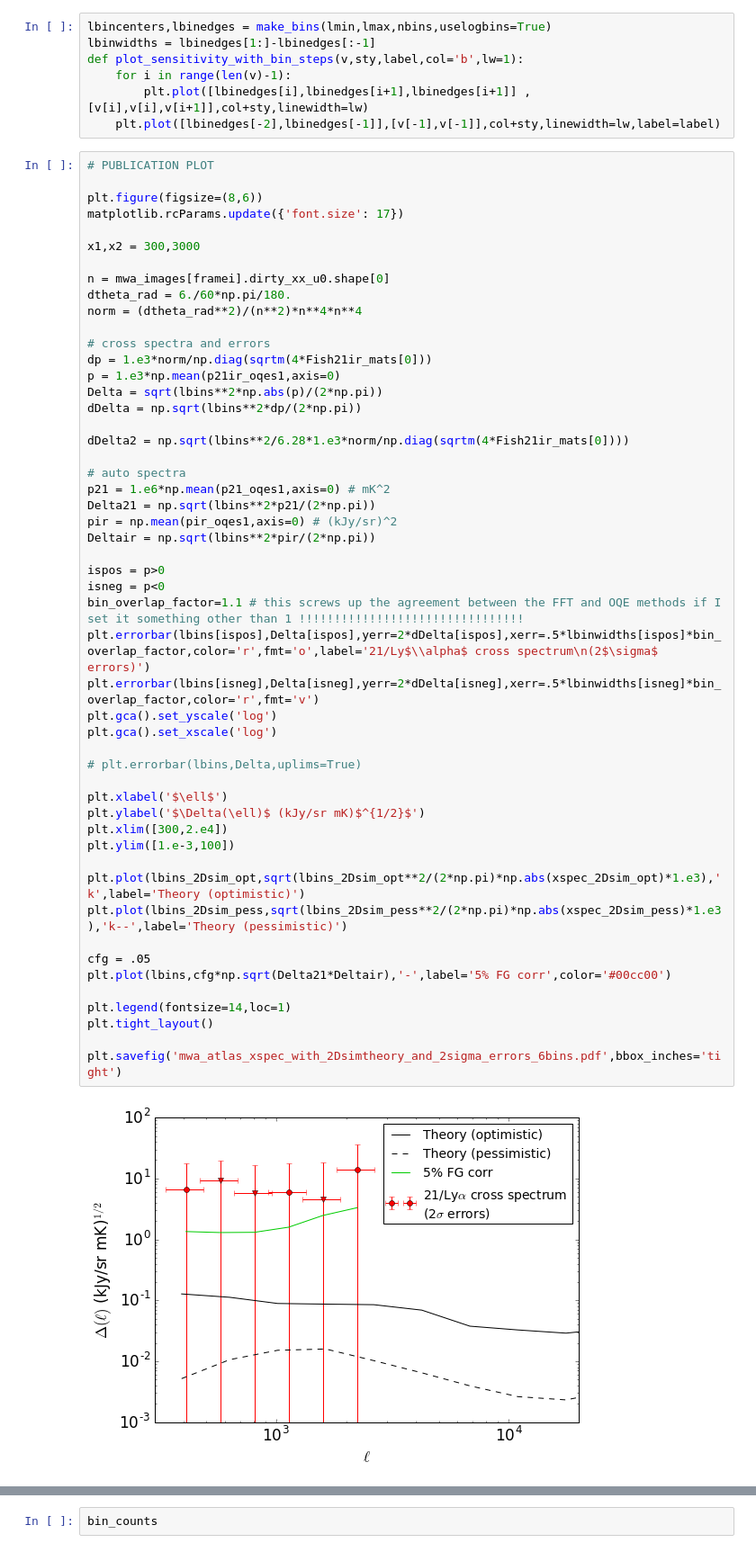
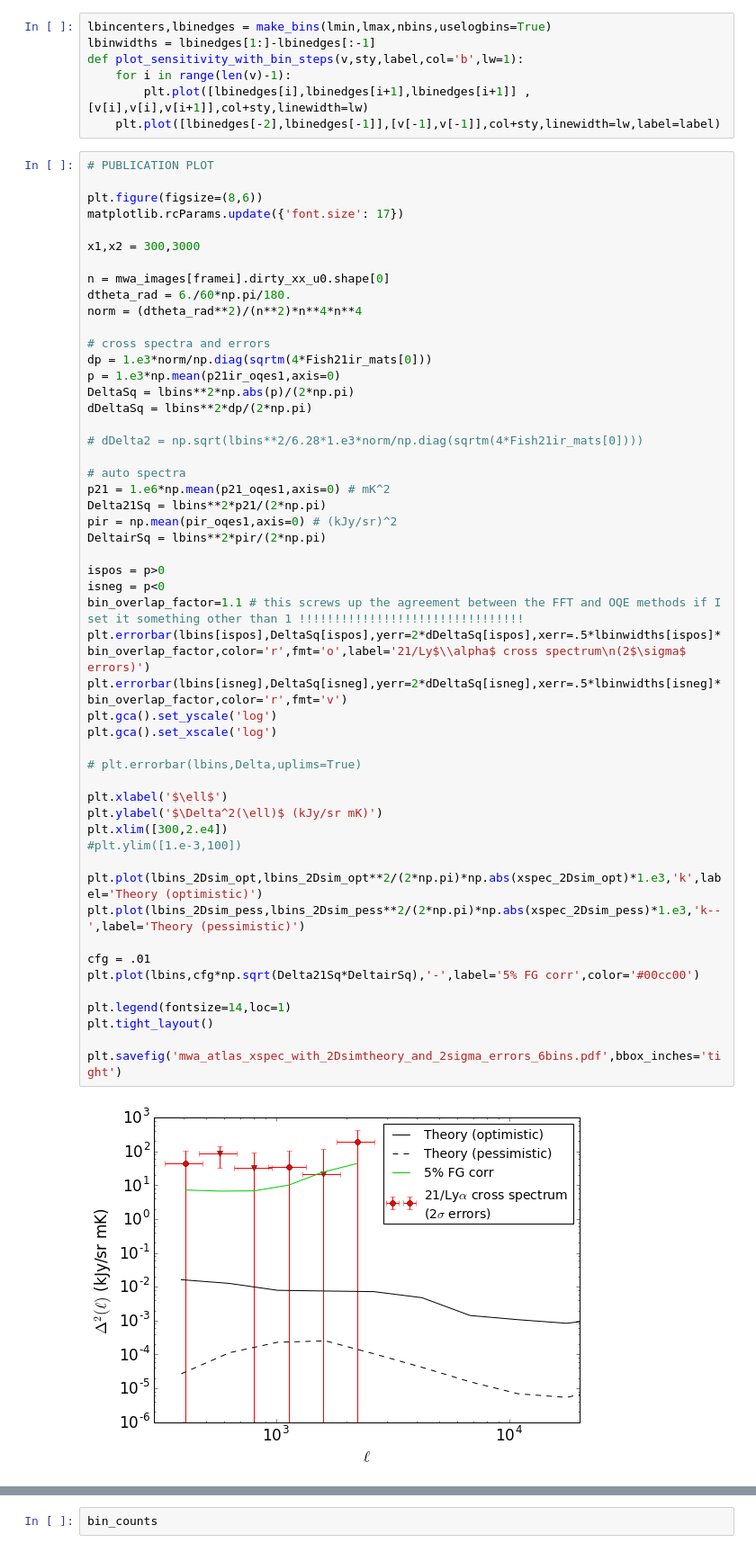
Before and after one commit to abrahamneben/21cmIRxcor, a Jupyter notebook: compute_cross_spectrum_with_stacked_IR_frames_rereduction-better-ir-masking-quad-estimator.ipynb, the cells around one changed output, grey strips where cells are left out. Shown at 90% size. Drawn from its saved outputs; the diff is of its cells as text.

```diff
--- a/compute_cross_spectrum_with_stacked_IR_frames_rereduction-better-ir-masking-quad-estimator.ipynb
+++ b/compute_cross_spectrum_with_stacked_IR_frames_rereduction-better-ir-masking-quad-estimator.ipynb
@@ -585,44 +585,44 @@ n = mwa_images[framei].dirty_xx_u0.shape[0]
 dtheta_rad = 6./60*np.pi/180.
 norm = (dtheta_rad**2)/(n**2)*n**4*n**4
 
 # cross spectra and errors
 dp = 1.e3*norm/np.diag(sqrtm(4*Fish21ir_mats[0]))
 p = 1.e3*np.mean(p21ir_oqes1,axis=0)
-Delta = sqrt(lbins**2*np.abs(p)/(2*np.pi))
-dDelta = np.sqrt(lbins**2*dp/(2*np.pi))
+DeltaSq = lbins**2*np.abs(p)/(2*np.pi)
+dDeltaSq = lbins**2*dp/(2*np.pi)
 
-dDelta2 = np.sqrt(lbins**2/6.28*1.e3*norm/np.diag(sqrtm(4*Fish21ir_mats[0])))
+# dDelta2 = np.sqrt(lbins**2/6.28*1.e3*norm/np.diag(sqrtm(4*Fish21ir_mats[0])))
 
 # auto spectra
 p21 = 1.e6*np.mean(p21_oqes1,axis=0) # mK^2
-Delta21 = np.sqrt(lbins**2*p21/(2*np.pi))
+Delta21Sq = lbins**2*p21/(2*np.pi)
 pir = np.mean(pir_oqes1,axis=0) # (kJy/sr)^2
-Deltair = np.sqrt(lbins**2*pir/(2*np.pi))
+DeltairSq = lbins**2*pir/(2*np.pi)
 
 ispos = p>0
 isneg = p<0
 bin_overlap_factor=1.1 # this screws up the agreement between the FFT and OQE methods if I set it something other than 1 !!!!!!!!!!!!!!!!!!!!!!!!!!!!!!!!
-plt.errorbar(lbins[ispos],Delta[ispos],yerr=2*dDelta[ispos],xerr=.5*lbinwidths[ispos]*bin_overlap_factor,color='r',fmt='o',label='21/Ly$\\alpha$ cross spectrum\n(2$\sigma$ errors)')
-plt.errorbar(lbins[isneg],Delta[isneg],yerr=2*dDelta[isneg],xerr=.5*lbinwidths[isneg]*bin_overlap_factor,color='r',fmt='v')
+plt.errorbar(lbins[ispos],DeltaSq[ispos],yerr=2*dDeltaSq[ispos],xerr=.5*lbinwidths[ispos]*bin_overlap_factor,color='r',fmt='o',label='21/Ly$\\alpha$ cross spectrum\n(2$\sigma$ errors)')
+plt.errorbar(lbins[isneg],DeltaSq[isneg],yerr=2*dDeltaSq[isneg],xerr=.5*lbinwidths[isneg]*bin_overlap_factor,color='r',fmt='v')
 plt.gca().set_yscale('log')
 plt.gca().set_xscale('log')
 
 # plt.errorbar(lbins,Delta,uplims=True)
 
 plt.xlabel('$\ell$')
-plt.ylabel('$\Delta(\ell)$ (kJy/sr mK)$^{1/2}$')
+plt.ylabel('$\Delta^2(\ell)$ (kJy/sr mK)')
 plt.xlim([300,2.e4])
-plt.ylim([1.e-3,100])
+#plt.ylim([1.e-3,100])
 
-plt.plot(lbins_2Dsim_opt,sqrt(lbins_2Dsim_opt**2/(2*np.pi)*np.abs(xspec_2Dsim_opt)*1.e3),'k',label='Theory (optimistic)')
-plt.plot(lbins_2Dsim_pess,sqrt(lbins_2Dsim_pess**2/(2*np.pi)*np.abs(xspec_2Dsim_pess)*1.e3),'k--',label='Theory (pessimistic)')
+plt.plot(lbins_2Dsim_opt,lbins_2Dsim_opt**2/(2*np.pi)*np.abs(xspec_2Dsim_opt)*1.e3,'k',label='Theory (optimistic)')
+plt.plot(lbins_2Dsim_pess,lbins_2Dsim_pess**2/(2*np.pi)*np.abs(xspec_2Dsim_pess)*1.e3,'k--',label='Theory (pessimistic)')
 
-cfg = .05
-plt.plot(lbins,cfg*np.sqrt(Delta21*Deltair),'-',label='5% FG corr',color='#00cc00')
+cfg = .01
+plt.plot(lbins,cfg*np.sqrt(Delta21Sq*DeltairSq),'-',label='5% FG corr',color='#00cc00')
 
 plt.legend(fontsize=14,loc=1)
 plt.tight_layout()
 
 plt.savefig('mwa_atlas_xspec_with_2Dsimtheory_and_2sigma_errors_6bins.pdf',bbox_inches='tight')
 # %% [output]
-[figure, old version]
+[figure, new version]
```
Also changed, not shown: parts of 7 cells of this notebook, 3 other files.
